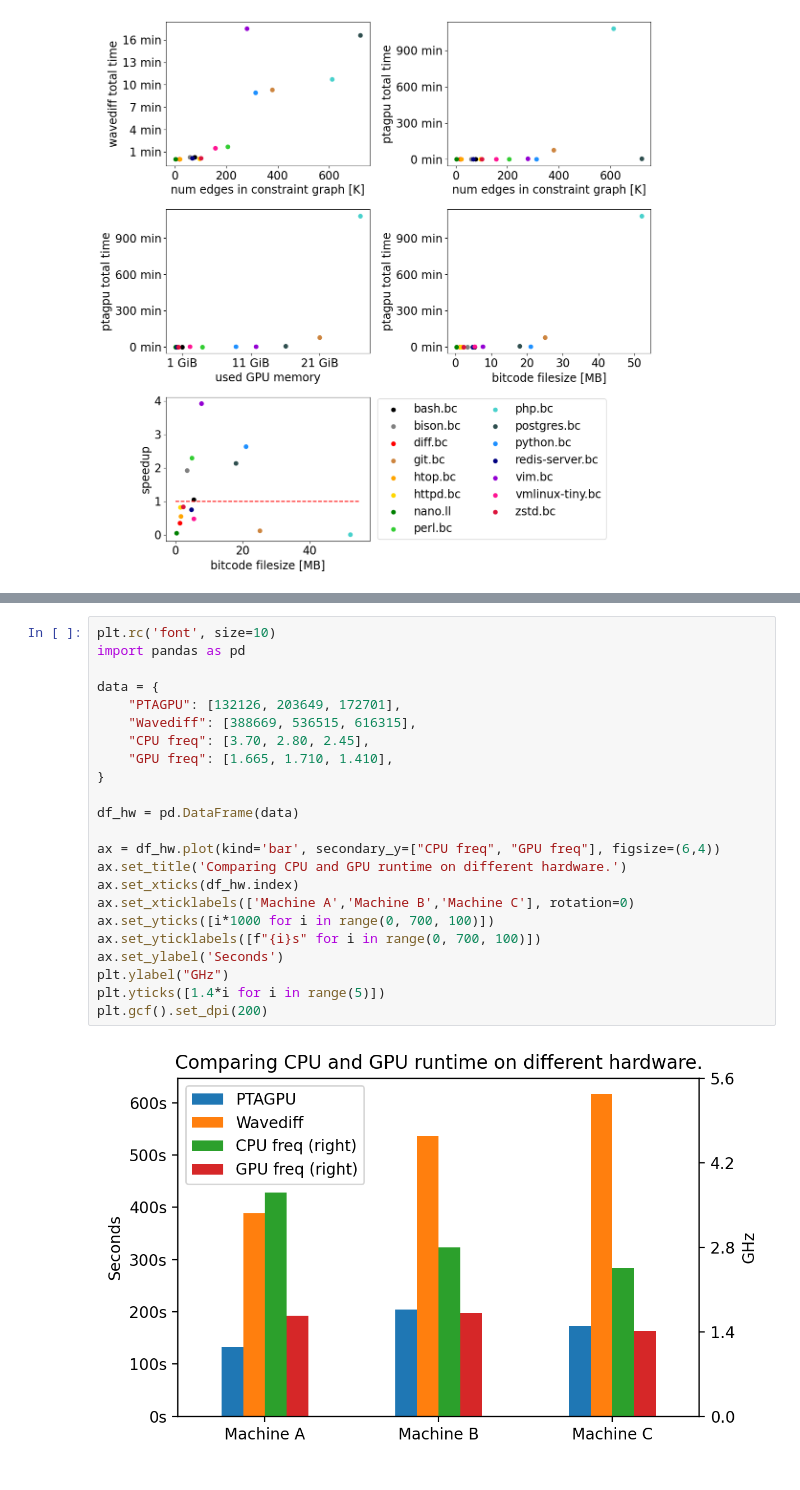
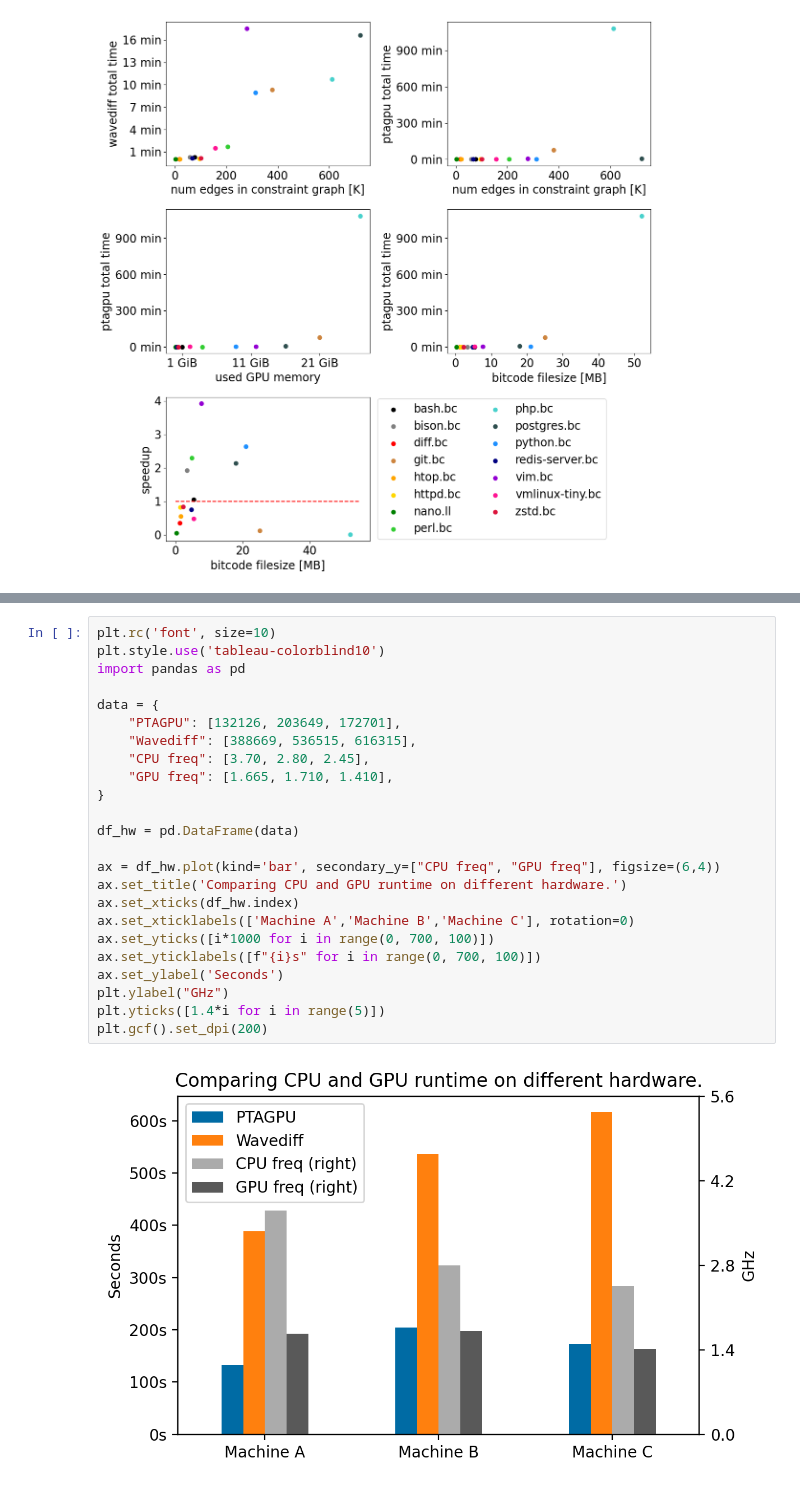
Before and after one commit to lukasboettcher/msc-paper, a Jupyter notebook: data/data_viz.ipynb, the cells around one changed output, grey strips where cells are left out. Drawn from its saved outputs; the diff is of its cells as text.

```diff
--- a/data/data_viz.ipynb
+++ b/data/data_viz.ipynb
@@ -304,27 +299,28 @@ df[[df.columns[0],df.columns[-3]]].plot.bar()
 # %%
 plt.rc('font', size=10)
+plt.style.use('tableau-colorblind10')
 import pandas as pd
 
 data = {
     "PTAGPU": [132126, 203649, 172701],
     "Wavediff": [388669, 536515, 616315],
     "CPU freq": [3.70, 2.80, 2.45],
     "GPU freq": [1.665, 1.710, 1.410],
 }
 
 df_hw = pd.DataFrame(data)
 
 ax = df_hw.plot(kind='bar', secondary_y=["CPU freq", "GPU freq"], figsize=(6,4))
 ax.set_title('Comparing CPU and GPU runtime on different hardware.')
 ax.set_xticks(df_hw.index)
 ax.set_xticklabels(['Machine A','Machine B','Machine C'], rotation=0)
 ax.set_yticks([i*1000 for i in range(0, 700, 100)])
 ax.set_yticklabels([f"{i}s" for i in range(0, 700, 100)])
 ax.set_ylabel('Seconds')
 plt.ylabel("GHz")
 plt.yticks([1.4*i for i in range(5)])
 plt.gcf().set_dpi(200)
 # %% [output]
-[figure, old version]
+[figure, new version]
 # %%
 plt.rc('font', size=14)
```
Also changed, not shown: parts of 5 cells of this notebook.
